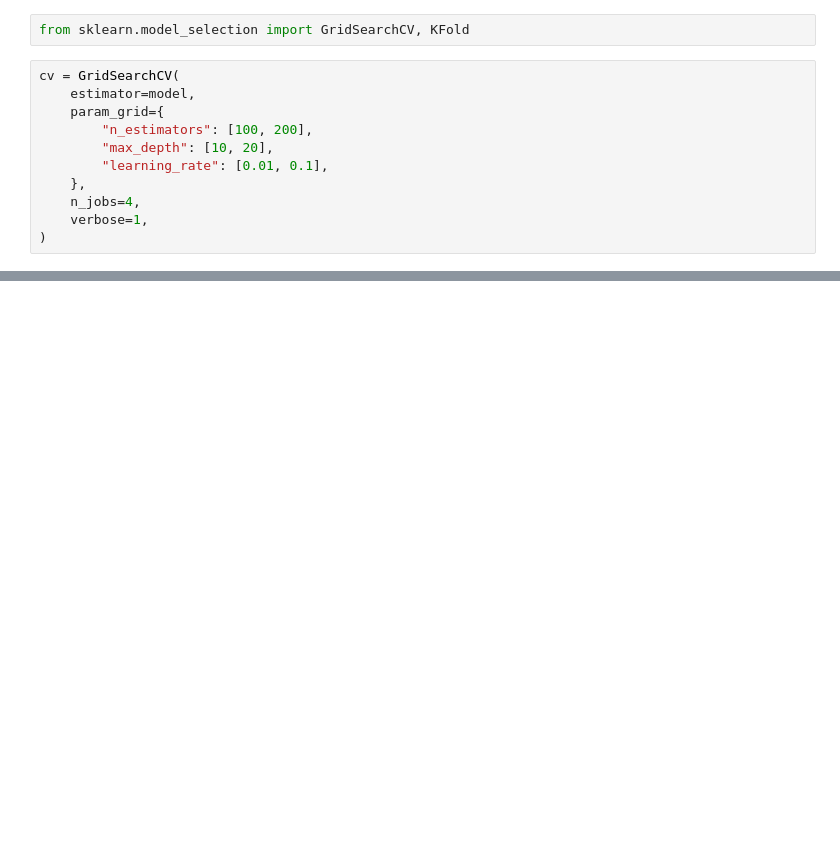
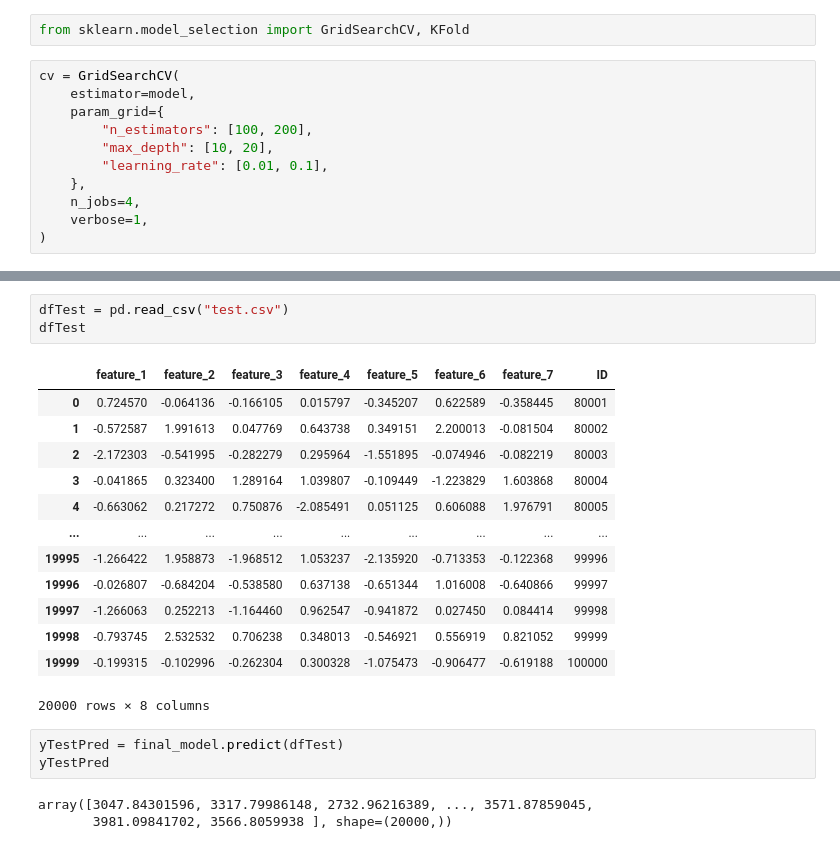
Before and after one commit to dead-si1ence/the-data-diaries, a Jupyter notebook: main.ipynb, the cells around one changed output, grey strips where cells are left out. Saved outputs shown, nothing was run; the diff lists cells and outputs as text; blank space fills up the shorter version.

```diff
--- a/main.ipynb
+++ b/main.ipynb
@@ -185,0 +706,23 @@ cross_val_score, KFold, GridSearchCV, RandomizedSearchCV
+# %%
+dfTest = pd.read_csv("test.csv")
+dfTest
+# %% [output]
+|  | feature_1 | feature_2 | feature_3 | feature_4 | feature_5 | feature_6 | feature_7 | ID |
+| 0 | 0.724570 | -0.064136 | -0.166105 | 0.015797 | -0.345207 | 0.622589 | -0.358445 | 80001 |
+| 1 | -0.572587 | 1.991613 | 0.047769 | 0.643738 | 0.349151 | 2.200013 | -0.081504 | 80002 |
+| 2 | -2.172303 | -0.541995 | -0.282279 | 0.295964 | -1.551895 | -0.074946 | -0.082219 | 80003 |
+| 3 | -0.041865 | 0.323400 | 1.289164 | 1.039807 | -0.109449 | -1.223829 | 1.603868 | 80004 |
+| 4 | -0.663062 | 0.217272 | 0.750876 | -2.085491 | 0.051125 | 0.606088 | 1.976791 | 80005 |
+| ... | ... | ... | ... | ... | ... | ... | ... | ... |
+| 19995 | -1.266422 | 1.958873 | -1.968512 | 1.053237 | -2.135920 | -0.713353 | -0.122368 | 99996 |
+| 19996 | -0.026807 | -0.684204 | -0.538580 | 0.637138 | -0.651344 | 1.016008 | -0.640866 | 99997 |
+| 19997 | -1.266063 | 0.252213 | -1.164460 | 0.962547 | -0.941872 | 0.027450 | 0.084414 | 99998 |
+| 19998 | -0.793745 | 2.532532 | 0.706238 | 0.348013 | -0.546921 | 0.556919 | 0.821052 | 99999 |
+| 19999 | -0.199315 | -0.102996 | -0.262304 | 0.300328 | -1.075473 | -0.906477 | -0.619188 | 100000 |
+20000 rows × 8 columns
+# %%
+yTestPred = final_model.predict(dfTest)
+yTestPred
+# %% [output]
+array([3047.84301596, 3317.79986148, 2732.96216389, ..., 3571.87859045,
+       3981.09841702, 3566.8059938 ], shape=(20000,))
```
Also changed, not shown: parts of 36 cells of this notebook, 5 other files.
